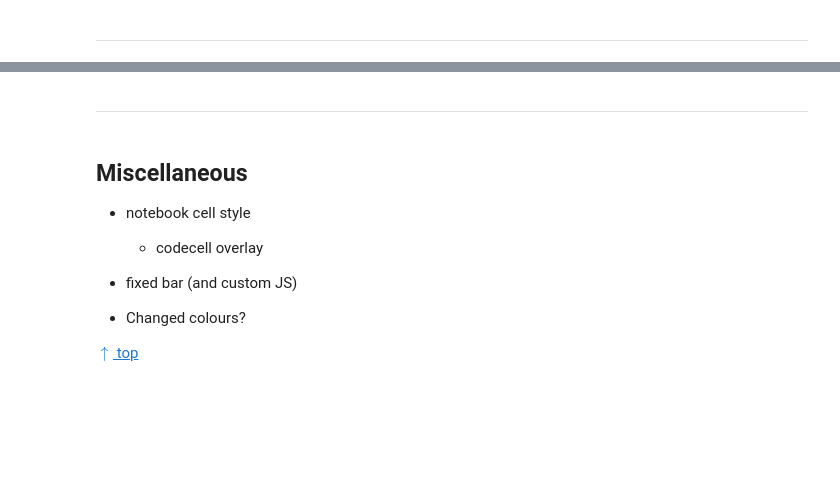
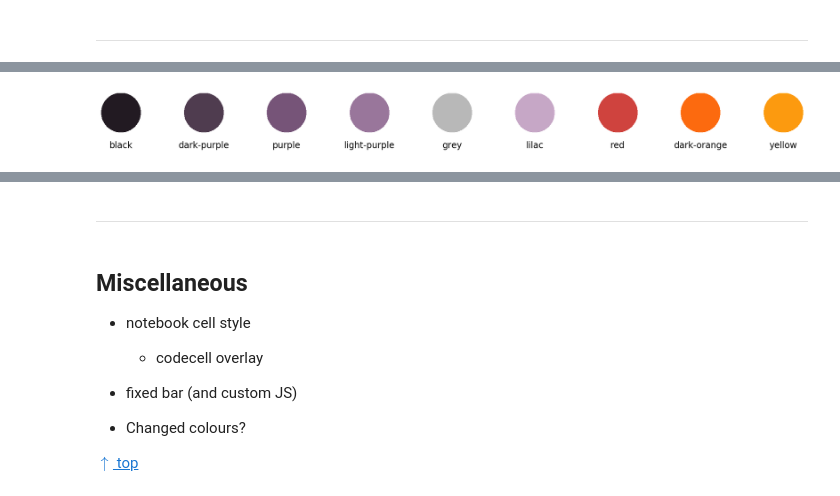
Before and after one commit to leriomaggio/notexbook-jupyter-theme, a Jupyter notebook: TeXbook_Theme_Sample.ipynb, the cells around one changed output, grey strips where cells are left out. Saved outputs shown, nothing was run; the diff lists cells and outputs as text; code cells hidden in the pictures; blank space fills up the shorter version.

```diff
--- a/TeXbook_Theme_Sample.ipynb
+++ b/TeXbook_Theme_Sample.ipynb
@@ -552,0 +673,16 @@ show_palette(material_code_colours)
+# %%
+crisp_code_colours = {
+    "lilac": "#c6a7c6",
+    "black": "#221a22",
+    "grey": "#b8b8b8",
+    "yellow": "#fc9a0f",
+    "dark-orange": "#fc6a0f",
+    "purple": "#765478",
+    "dark-purple": "#4f3c4f",
+    "light-purple": "#99769b",
+    "red": "#cf433e"
+}
+
+show_palette(crisp_code_colours)
+# %% [output]
+[figure, added]
```
Also changed, not shown: parts of 24 cells of this notebook.
